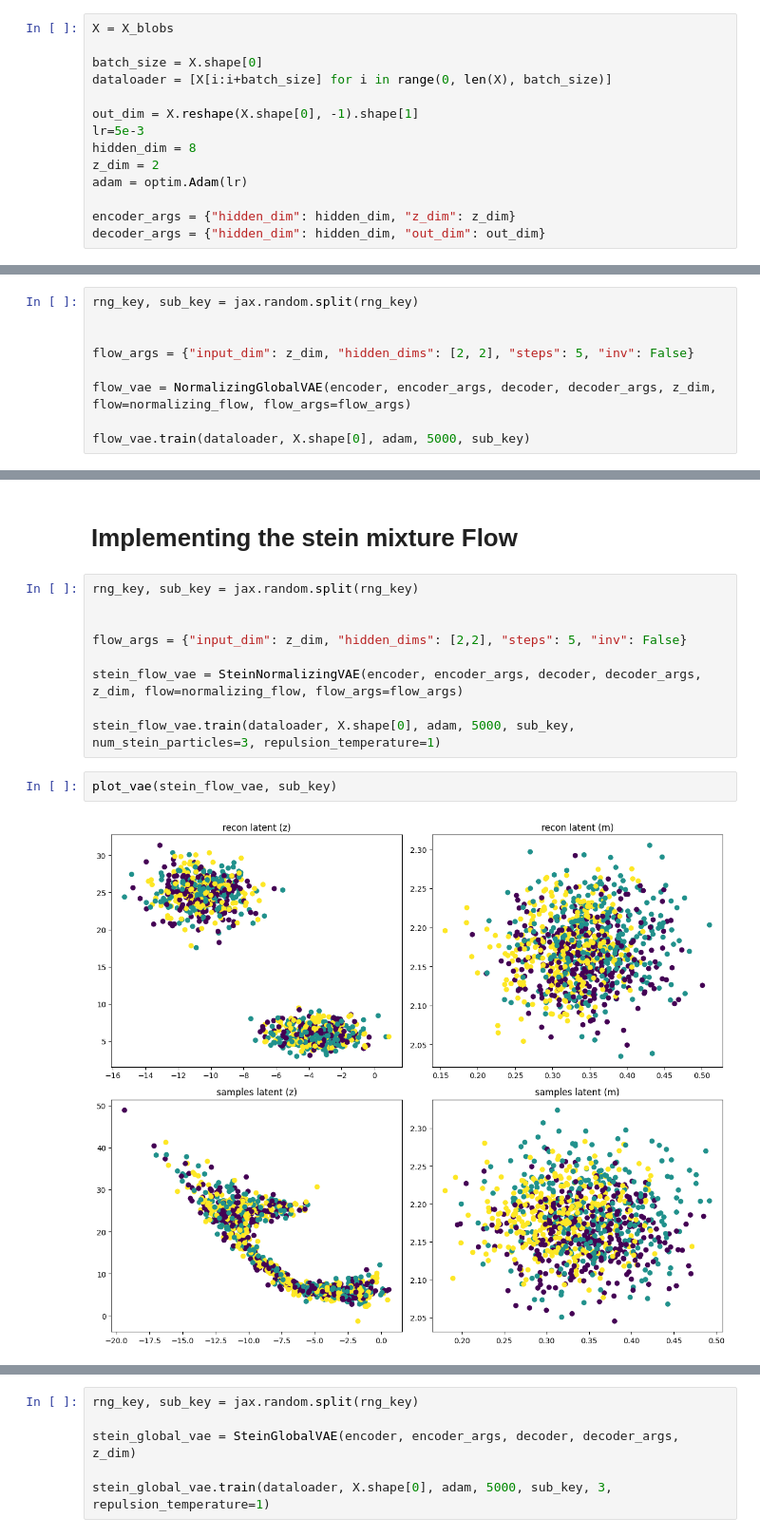
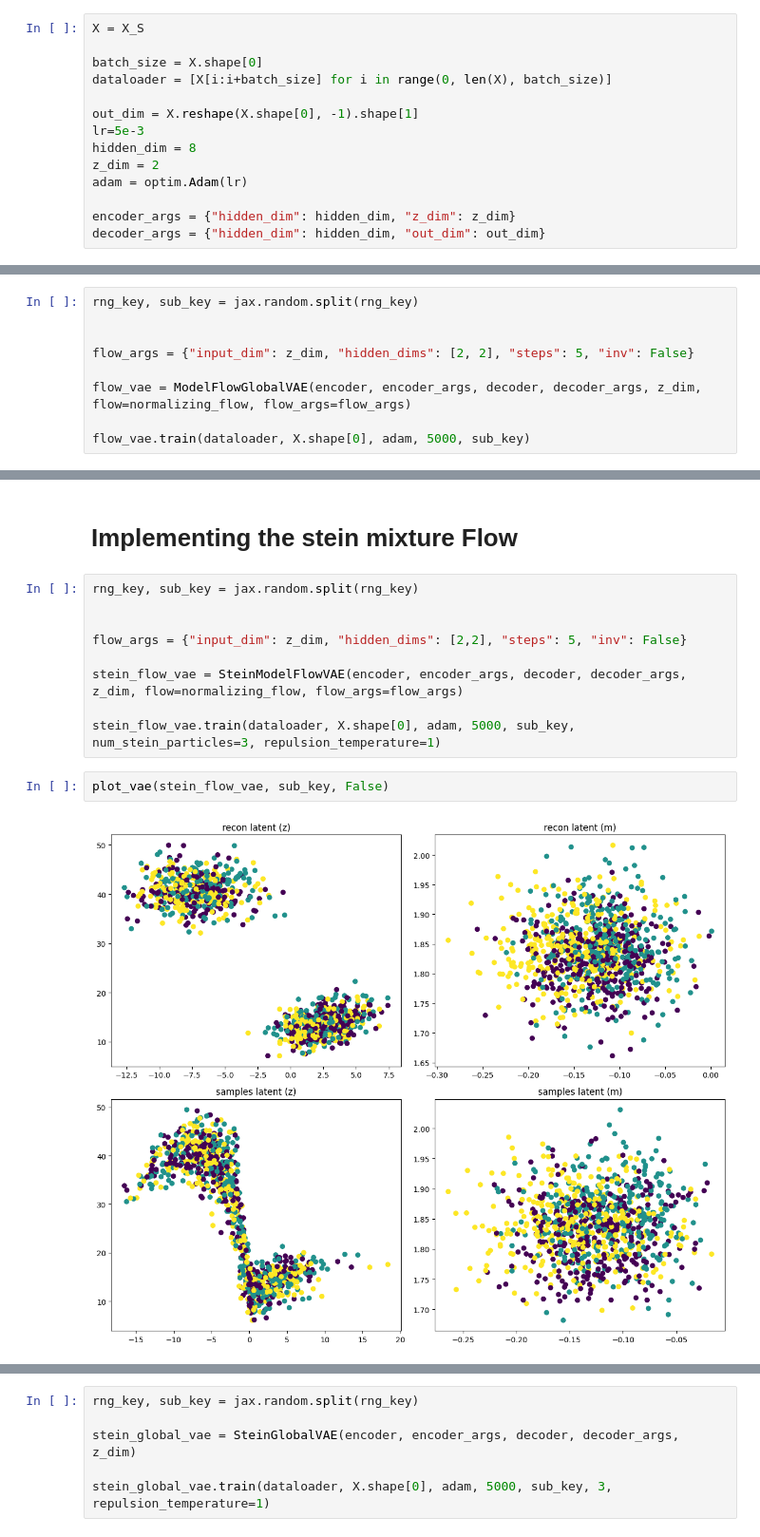
Before and after one commit to kenn50/Bachelor, a Jupyter notebook: Experiments/Simpler/simpler_cleaned.ipynb, the cells around one changed output, grey strips where cells are left out. Shown at 95% size. Drawn from its saved outputs; the diff is of its cells as text.

Commit message:
Added new architectures with flow on the guide instead of the model

```diff
--- a/Experiments/Simpler/simpler_cleaned.ipynb
+++ b/Experiments/Simpler/simpler_cleaned.ipynb
@@ -97,7 +97,7 @@ def decoder(hidden_dim, out_dim):
         stax.Dense(out_dim, W_init=stax.randn()),
     )
 # %%
-X = X_blobs
+X = X_S
 
 batch_size = X.shape[0]
 dataloader = [X[i:i+batch_size] for i in range(0, len(X), batch_size)]
@@ -179,7 +179,7 @@ rng_key, sub_key = jax.random.split(rng_key)
 
 flow_args = {"input_dim": z_dim, "hidden_dims": [2, 2], "steps": 5, "inv": False}
 
-flow_vae = NormalizingGlobalVAE(encoder, encoder_args, decoder, decoder_args, z_dim, flow=normalizing_flow, flow_args=flow_args)
+flow_vae = ModelFlowGlobalVAE(encoder, encoder_args, decoder, decoder_args, z_dim, flow=normalizing_flow, flow_args=flow_args)
 
 flow_vae.train(dataloader, X.shape[0], adam, 5000, sub_key)
 # %%
@@ -194,13 +194,13 @@ rng_key, sub_key = jax.random.split(rng_key)
 
 flow_args = {"input_dim": z_dim, "hidden_dims": [2,2], "steps": 5, "inv": False}
 
-stein_flow_vae = SteinNormalizingVAE(encoder, encoder_args, decoder, decoder_args, z_dim, flow=normalizing_flow, flow_args=flow_args)
+stein_flow_vae = SteinModelFlowVAE(encoder, encoder_args, decoder, decoder_args, z_dim, flow=normalizing_flow, flow_args=flow_args)
 
 stein_flow_vae.train(dataloader, X.shape[0], adam, 5000, sub_key, num_stein_particles=3, repulsion_temperature=1)
 # %%
-plot_vae(stein_flow_vae, sub_key)
+plot_vae(stein_flow_vae, sub_key, False)
 # %% [output]
-[figure, old version]
+[figure, new version]
 # %%
 stein_flow_vae.params["a"]
 # %% [output]
```
Also changed, not shown: parts of 15 cells of this notebook, 2 other files.
